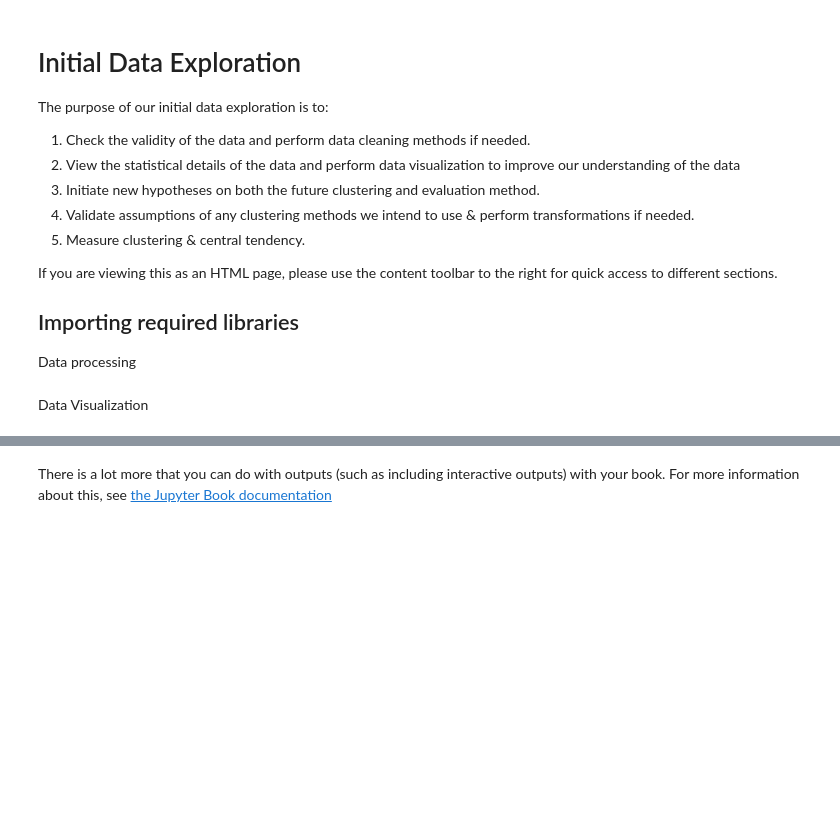
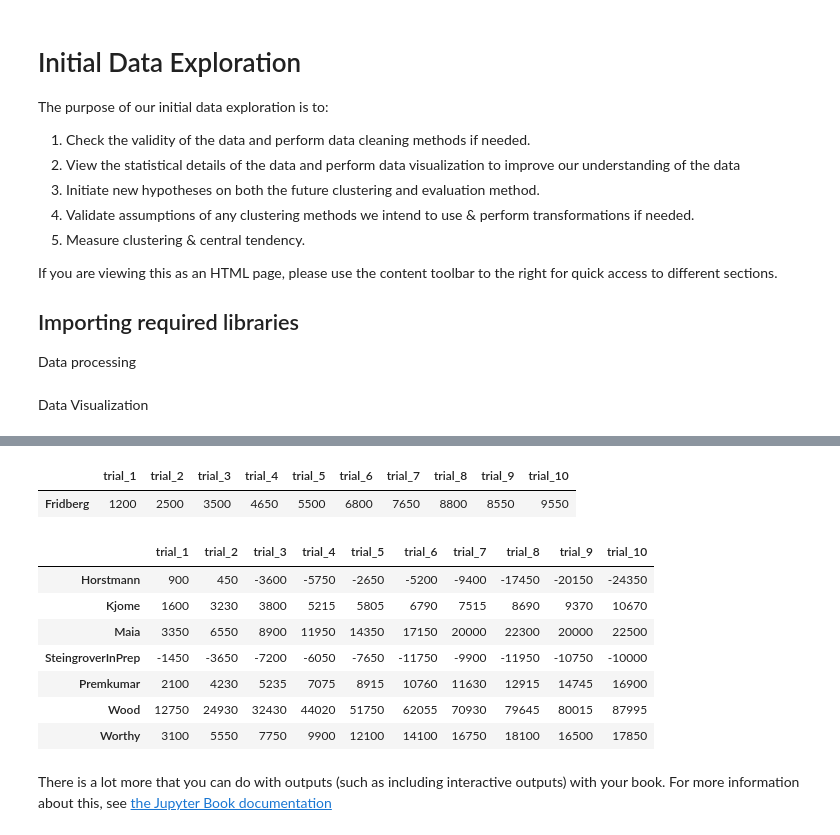
Before and after one commit to reidya3/CA4015_First_Assignment, a Jupyter notebook: book/Initial_Data_Exploration.ipynb, the cells around one changed output, grey strips where cells are left out. Drawn from its saved outputs; the diff is of its cells as text; code cells hidden in the pictures; blank space fills up the shorter version.

```diff
--- a/book/Initial_Data_Exploration.ipynb
+++ b/book/Initial_Data_Exploration.ipynb
@@ -79,0 +59,11 @@ ax.legend(custom_lines, ['Cold', 'Medium', 'Hot']);
+# %%
+column_names = [f'trial_{num}' for num in range(1,96)]
+choice_95.columns = win_95.columns = loss_95.columns = column_names
+
+column_names.extend([f'trial_{num}' for num in range(96,101)])
+choice_100.columns = win_100.columns = loss_100.columns = column_names
+
+column_names.extend([f'trial_{num}' for num in range(101,151)])
+choice_150.columns = win_150.columns = loss_150.columns = column_names
+
+win_95.head(5)
@@ -80,3 +212,71 @@ ax.legend(custom_lines, ['Cold', 'Medium', 'Hot']);
+# %%
+# 95 Trial studies
+# Getting the reward (positive or negative) for each subject
+rewards_95 = win_95.add(loss_95)
+assert rewards_95.iloc[1,2] == 50
+assert rewards_95.iloc[13,7] == 100
+
+# Acquiring the cumaltive reward for each particpant
+cum_reward_95 = rewards_95.cumsum(axis=1)
+assert cum_reward_95.iloc[0,8] == -350
+assert cum_reward_95.iloc[11, 6] ==  500
+assert cum_reward_95.iloc[8,67] == -450
+
+# Acquiring the sum of cumulative rewards for each trial
+cum_reward_95 = cum_reward_95.sum(axis=0)
+assert cum_reward_95['trial_1'] == 1200
+assert cum_reward_95['trial_5'] == 5500
+assert cum_reward_95['trial_91'] == -650
+assert cum_reward_95['trial_95'] == 1250
+
+# All 15 particpants in a 95 trial came from same study
+cum_reward_95_mapped =pd.DataFrame(index=index_95['Study'].unique().tolist(), data=cum_reward_95.to_dict())
+cum_reward_95_mapped.iloc[:,:10]
+# %% [output]
+|  | trial_1 | trial_2 | trial_3 | trial_4 | trial_5 | trial_6 | trial_7 | trial_8 | trial_9 | trial_10 |
+| Fridberg | 1200 | 2500 | 3500 | 4650 | 5500 | 6800 | 7650 | 8800 | 8550 | 9550 |
+# %%
+# 100 Trial studies
+# Getting the reward (positive or negative) for each subject
+rewards_100 = win_100.add(loss_100)
+assert rewards_100.iloc[2,3] == -200
+assert rewards_100.iloc[500,97] == 50
+
+# Acquiring the cumaltive reward for each particpant
+cum_reward_100 = rewards_100.cumsum(axis=1)
+assert cum_reward_100.iloc[3, 9] == -1000
+assert cum_reward_100.iloc[499, 98] == 25
+assert cum_reward_100.iloc[2, 92] == -1050
+
+# mapping subject to their corresponding study
+cum_reward_100['study']  = index_100['Study'].values.tolist()
+assert cum_reward_100['study'].loc['Subj_5'] == 'Horstmann'
+assert cum_reward_100['study'].loc['Subj_250'] == 'SteingroverInPrep'
+assert cum_reward_100['study'].loc['Subj_500'] == 'Worthy'
+
+# Acquiring the sum of cumulative rewards for each trial grouped by study
+cum_reward_100_mapped = pd.DataFrame(index = cum_reward_100['study'].unique().tolist(), columns=column_names[0:100])
+
+for name in column_names[0:100]:
+    for study, sum_value in cum_reward_100.groupby('study')[name].sum().iteritems():
+        cum_reward_100_mapped[name].loc[study] = sum_value
+
+assert cum_reward_100_mapped['trial_1'].loc['Horstmann'] == cum_reward_100[cum_reward_100['study'] == 'Horstmann']['trial_1'].sum()
+assert cum_reward_100_mapped['trial_20'].loc['Maia'] == cum_reward_100[cum_reward_100['study'] == 'Maia']['trial_20'].sum()
+assert cum_reward_100_mapped['trial_69'].loc['Wood'] == cum_reward_100[cum_reward_100['study'] == 'Wood']['trial_69'].sum()
+assert cum_reward_100_mapped['trial_87'].loc['Premkumar'] == cum_reward_100[cum_reward_100['study'] == 'Premkumar']['trial_87'].sum()
+
+
+cum_reward_100_mapped.iloc[:, :10]
+# %% [output]
+|  | trial_1 | trial_2 | trial_3 | trial_4 | trial_5 | trial_6 | trial_7 | trial_8 | trial_9 | trial_10 |
+| Horstmann | 900 | 450 | -3600 | -5750 | -2650 | -5200 | -9400 | -17450 | -20150 | -24350 |
+| Kjome | 1600 | 3230 | 3800 | 5215 | 5805 | 6790 | 7515 | 8690 | 9370 | 10670 |
+| Maia | 3350 | 6550 | 8900 | 11950 | 14350 | 17150 | 20000 | 22300 | 20000 | 22500 |
+| SteingroverInPrep | -1450 | -3650 | -7200 | -6050 | -7650 | -11750 | -9900 | -11950 | -10750 | -10000 |
+| Premkumar | 2100 | 4230 | 5235 | 7075 | 8915 | 10760 | 11630 | 12915 | 14745 | 16900 |
+| Wood | 12750 | 24930 | 32430 | 44020 | 51750 | 62055 | 70930 | 79645 | 80015 | 87995 |
+| Worthy | 3100 | 5550 | 7750 | 9900 | 12100 | 14100 | 16750 | 18100 | 16500 | 17850 |
 # %% [markdown]
 There is a lot more that you can do with outputs (such as including interactive outputs)
 with your book. For more information about this, see [the Jupyter Book documentation](https://jupyterbook.org)
```
Also changed, not shown: parts of 29 cells of this notebook, 40 other files.
